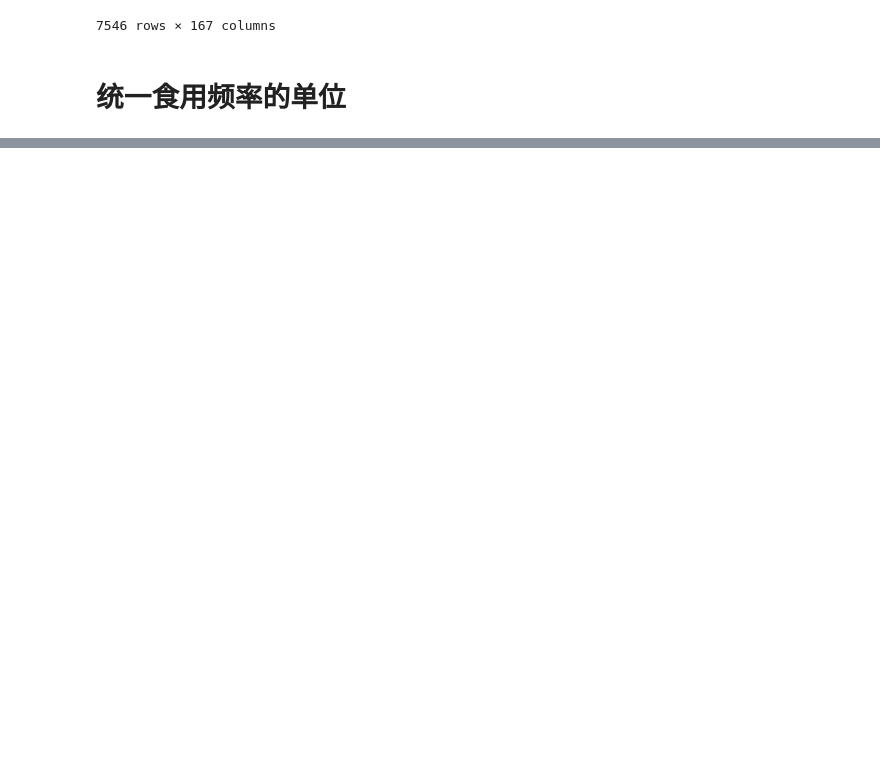
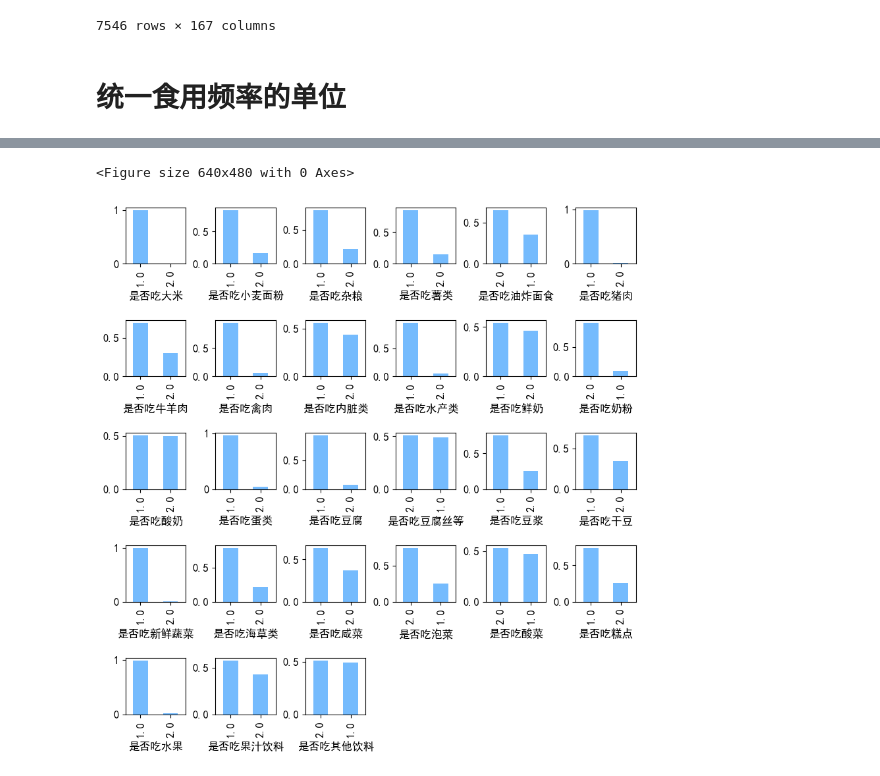
Before and after one commit to shallow-oss/MathModel, a Jupyter notebook: 模拟赛3/第一问/p1.ipynb, the cells around one changed output, grey strips where cells are left out. Saved outputs shown, nothing was run; the diff lists cells and outputs as text; code cells hidden in the pictures; blank space fills up the shorter version.

```diff
--- a/模拟赛3/第一问/p1.ipynb
+++ b/模拟赛3/第一问/p1.ipynb
@@ -84,0 +165,65 @@ plt.show()
+# %%
+plt.figure(1)
+fig, axs = plt.subplots(5, 6, figsize=(10, 10), sharex=False)
+fig.subplots_adjust(hspace=1, wspace=0.5)
+plt.rcParams['font.size'] = 12
+plt.subplot(5,6,1)
+eat_data['是否吃大米'].value_counts(normalize=True).plot.bar(figsize=(10,10),color='#75bbfd')
+plt.subplot(5,6,2)
+eat_data['是否吃小麦面粉'].value_counts(normalize=True).plot.bar(figsize=(10,10),color='#75bbfd')
+plt.subplot(5,6,3)
+eat_data['是否吃杂粮'].value_counts(normalize=True).plot.bar(figsize=(10,10),color='#75bbfd')
+plt.subplot(5,6,4)
+eat_data['是否吃薯类'].value_counts(normalize=True).plot.bar(figsize=(10,10),color='#75bbfd')
+plt.subplot(5,6,5)
+eat_data['是否吃油炸面食'].value_counts(normalize=True).plot.bar(figsize=(10,10),color='#75bbfd')
+plt.subplot(5,6,6)
+eat_data['是否吃猪肉'].value_counts(normalize=True).plot.bar(figsize=(10,10),color='#75bbfd')
+plt.subplot(5,6,7)
+eat_data['是否吃牛羊肉'].value_counts(normalize=True).plot.bar(figsize=(10,10),color='#75bbfd')
+plt.subplot(5,6,8)
+eat_data['是否吃禽肉'].value_counts(normalize=True).plot.bar(figsize=(10,10),color='#75bbfd')
+plt.subplot(5,6,9)
+eat_data['是否吃内脏类'].value_counts(normalize=True).plot.bar(figsize=(10,10),color='#75bbfd')
+plt.subplot(5,6,10)
+eat_data['是否吃水产类'].value_counts(normalize=True).plot.bar(figsize=(10,10),color='#75bbfd')
+plt.subplot(5,6,11)
+eat_data['是否吃鲜奶'].value_counts(normalize=True).plot.bar(figsize=(10,10),color='#75bbfd')
+plt.subplot(5,6,12)
+eat_data['是否吃奶粉'].value_counts(normalize=True).plot.bar(figsize=(10,10),color='#75bbfd')
+plt.subplot(5,6,13)
+eat_data['是否吃酸奶'].value_counts(normalize=True).plot.bar(figsize=(10,10),color='#75bbfd')
+plt.subplot(5,6,14)
+eat_data['是否吃蛋类'].value_counts(normalize=True).plot.bar(figsize=(10,10),color='#75bbfd')
+plt.subplot(5,6,15)
+eat_data['是否吃豆腐'].value_counts(normalize=True).plot.bar(figsize=(10,10),color='#75bbfd')
+plt.subplot(5,6,16)
+eat_data['是否吃豆腐丝等'].value_counts(normalize=True).plot.bar(figsize=(10,10),color='#75bbfd')
+plt.subplot(5,6,17)
+eat_data['是否吃豆浆'].value_counts(normalize=True).plot.bar(figsize=(10,10),color='#75bbfd')
+plt.subplot(5,6,18)
+eat_data['是否吃干豆'].value_counts(normalize=True).plot.bar(figsize=(10,10),color='#75bbfd')
+plt.subplot(5,6,19)
+eat_data['是否吃新鲜蔬菜'].value_counts(normalize=True).plot.bar(figsize=(10,10),color='#75bbfd')
+plt.subplot(5,6,20)
+eat_data['是否吃海草类'].value_counts(normalize=True).plot.bar(figsize=(10,10),color='#75bbfd')
+plt.subplot(5,6,21)
+eat_data['是否吃咸菜'].value_counts(normalize=True).plot.bar(figsize=(10,10),color='#75bbfd')
+plt.subplot(5,6,22)
+eat_data['是否吃泡菜'].value_counts(normalize=True).plot.bar(figsize=(10,10),color='#75bbfd')
+plt.subplot(5,6,23)
+eat_data['是否吃酸菜'].value_counts(normalize=True).plot.bar(figsize=(10,10),color='#75bbfd')
+plt.subplot(5,6,24)
+eat_data['是否吃糕点'].value_counts(normalize=True).plot.bar(figsize=(10,10),color='#75bbfd')
+plt.subplot(5,6,25)
+eat_data['是否吃水果'].value_counts(normalize=True).plot.bar(figsize=(10,10),color='#75bbfd')
+plt.subplot(5,6,26)
+eat_data['是否吃果汁饮料'].value_counts(normalize=True).plot.bar(figsize=(10,10),color='#75bbfd')
+plt.subplot(5,6,27)
+eat_data['是否吃其他饮料'].value_counts(normalize=True).plot.bar(figsize=(10,10),color='#75bbfd')
+# 隐藏多余的子图
+for i in range(27, 30):
+    axs.flat[i].axis('off')
+# %% [output]
+<Figure size 640x480 with 0 Axes>
+[figure, added]
```
Also changed, not shown: parts of 9 cells of this notebook, 3 other files.
